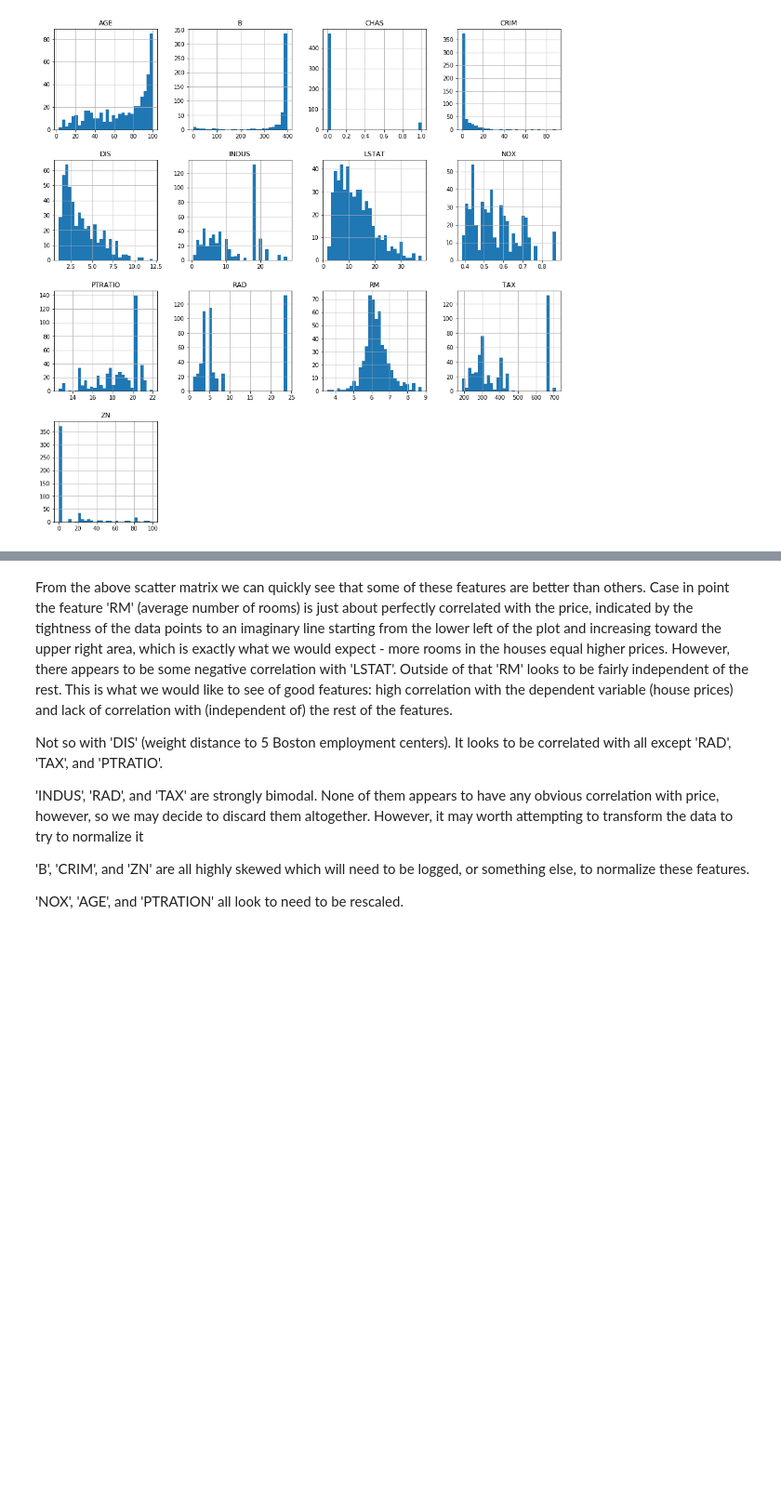
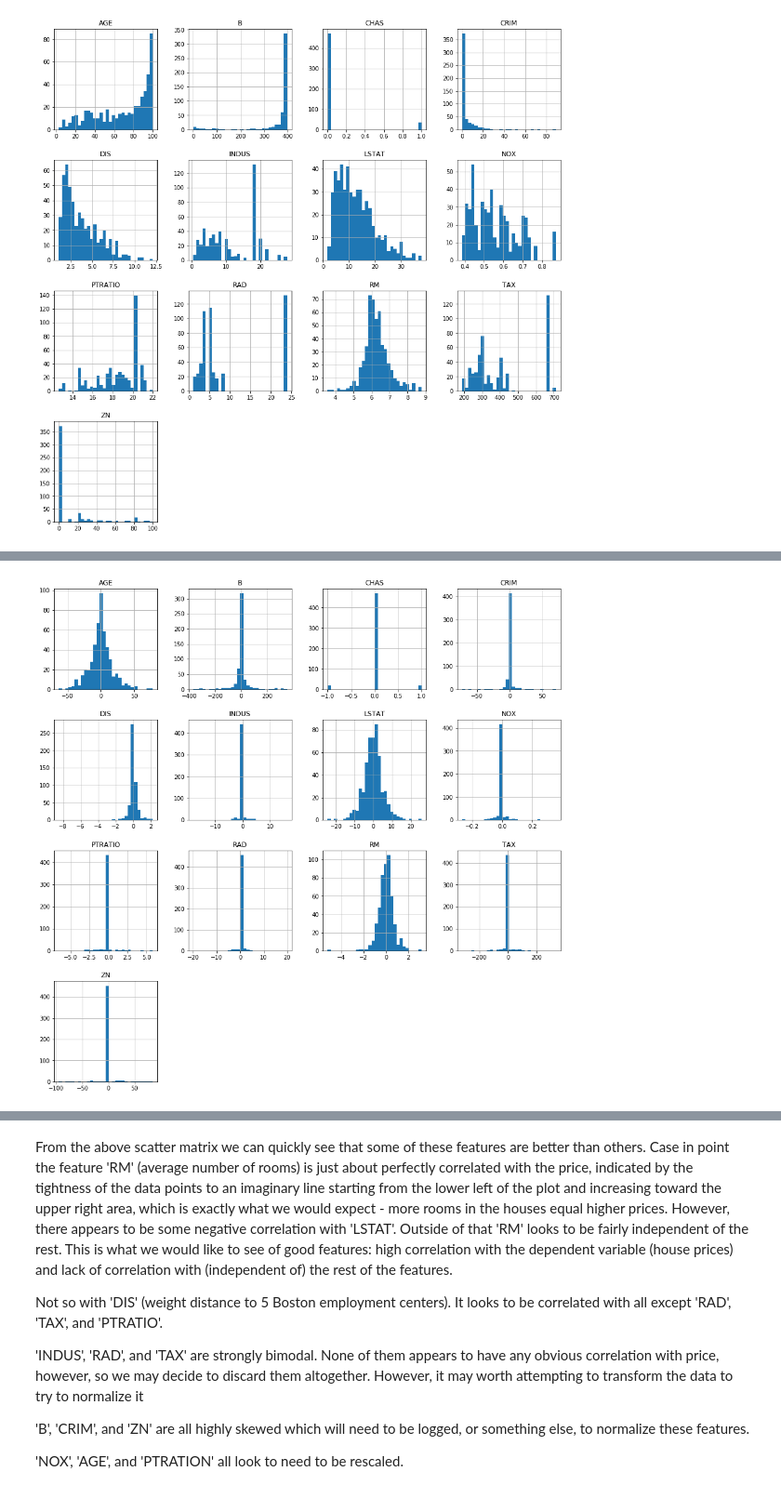
Before and after one commit to Tashwini12/Boston-Housing, a Jupyter notebook: boston_housing.ipynb, the cells around one changed output, grey strips where cells are left out. Shown: that part at 93% size. Cells and saved outputs as stored; diff of their text form; code cells hidden in the pictures; blank space fills up the shorter version.

```diff
--- a/boston_housing.ipynb
+++ b/boston_housing.ipynb
@@ -170,0 +179,4 @@ features.hist(bins=30, figsize=(16,16));
+# %%
+features.diff().hist(bins=30, figsize=(16,16));
+# %% [output]
+[figure, added]
```
Also changed, not shown: parts of 8 cells of this notebook.
